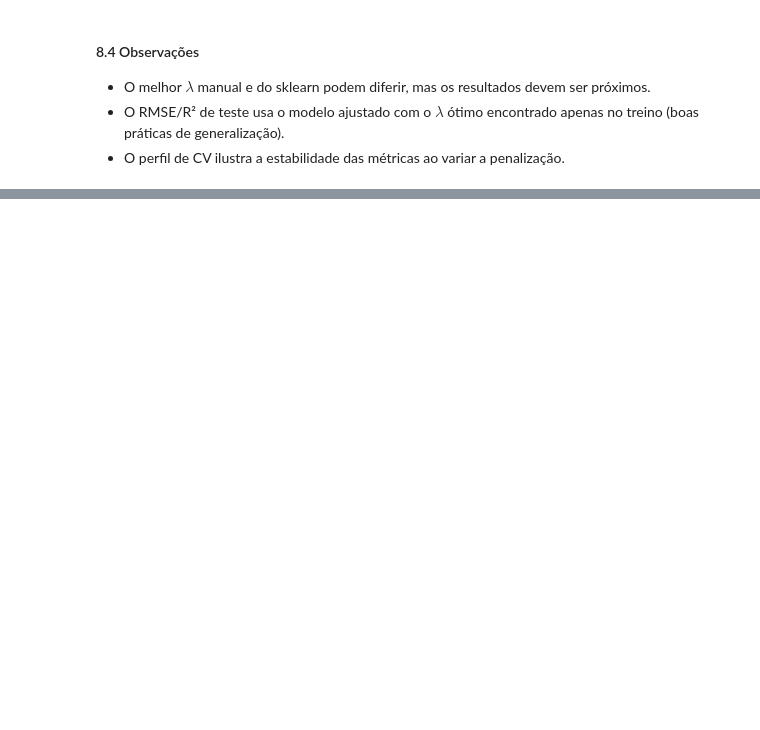
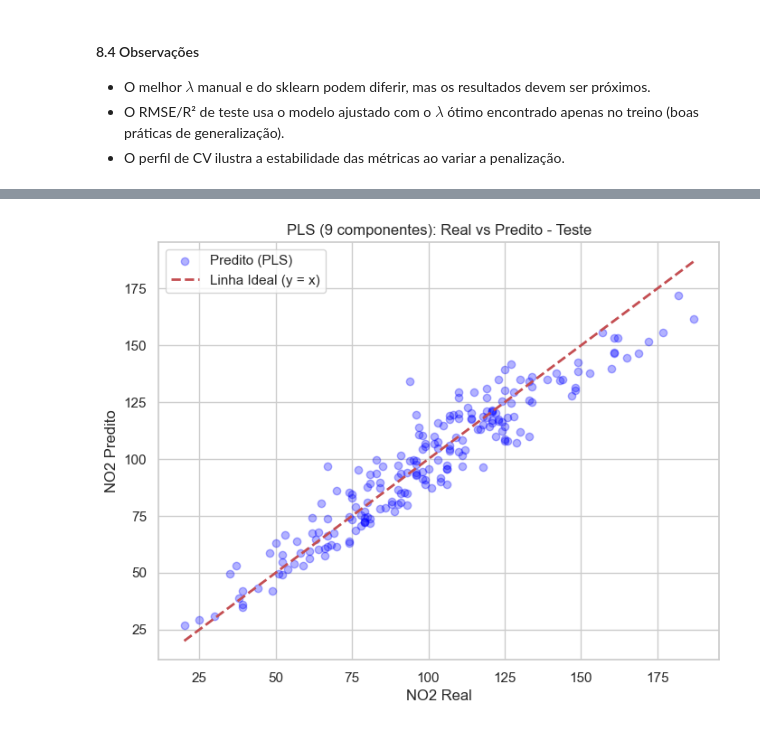
Before and after one commit to diego-nac/ica-homeworks, a Jupyter notebook: homework2/code.ipynb, the cells around one changed output, grey strips where cells are left out. Cells and saved outputs as stored; diff of their text form; code cells hidden in the pictures; blank space fills up the shorter version.

```diff
--- a/homework2/code.ipynb
+++ b/homework2/code.ipynb
@@ -560,0 +722,13 @@ ridge_results_df
+# %%
+plt.figure(figsize=(8, 6))
+plt.scatter(y_test, y_pred_pls_test, alpha=0.3, color="blue", label="Predito (PLS)")
+plt.plot([y_test.min(), y_test.max()], [y_test.min(), y_test.max()],
+         'r--', lw=2, label='Linha Ideal (y = x)')
+plt.xlabel("NO2 Real")
+plt.ylabel("NO2 Predito")
+plt.title(f"PLS ({best_components_pls} componentes): Real vs Predito - Teste")
+plt.legend()
+savefig("pls_real_vs_pred")
+plt.show()
+# %% [output]
+[figure, added]
```
Also changed, not shown: parts of 36 cells of this notebook, 7 other files.
